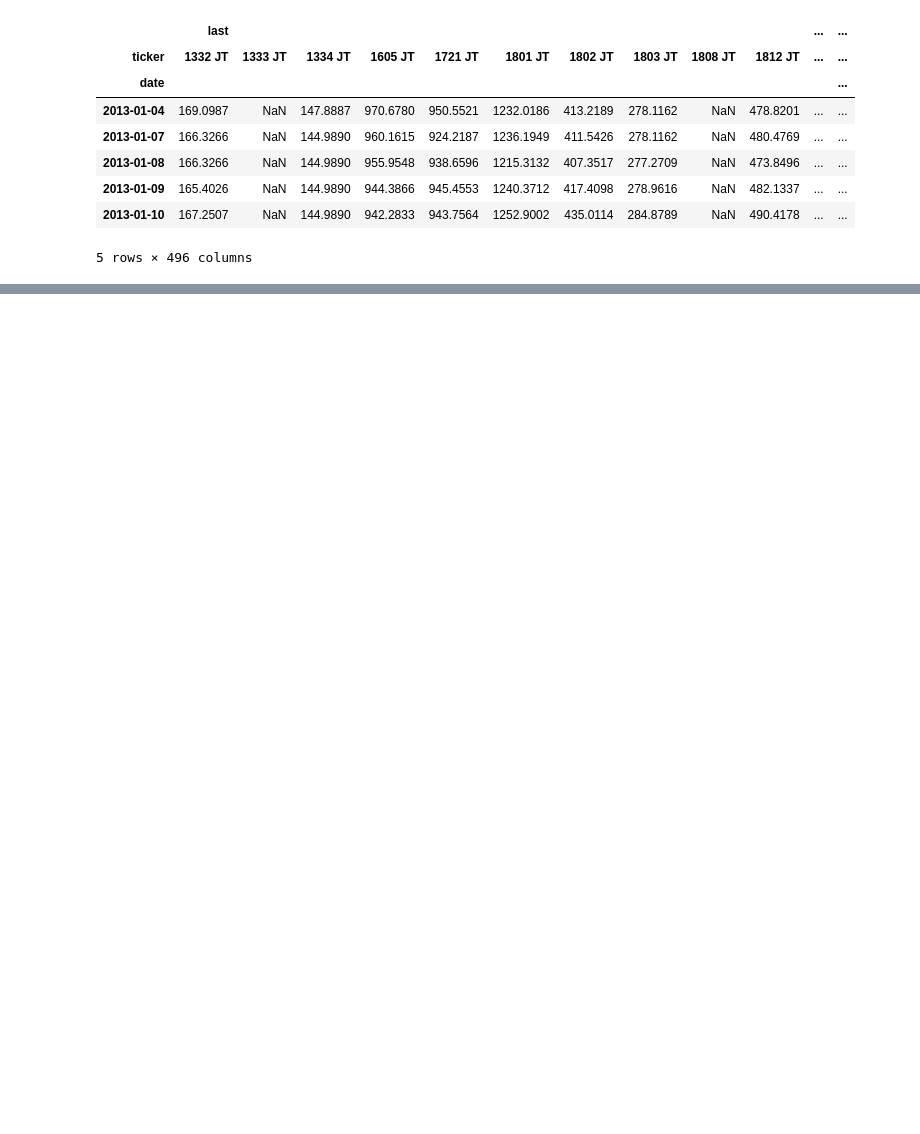
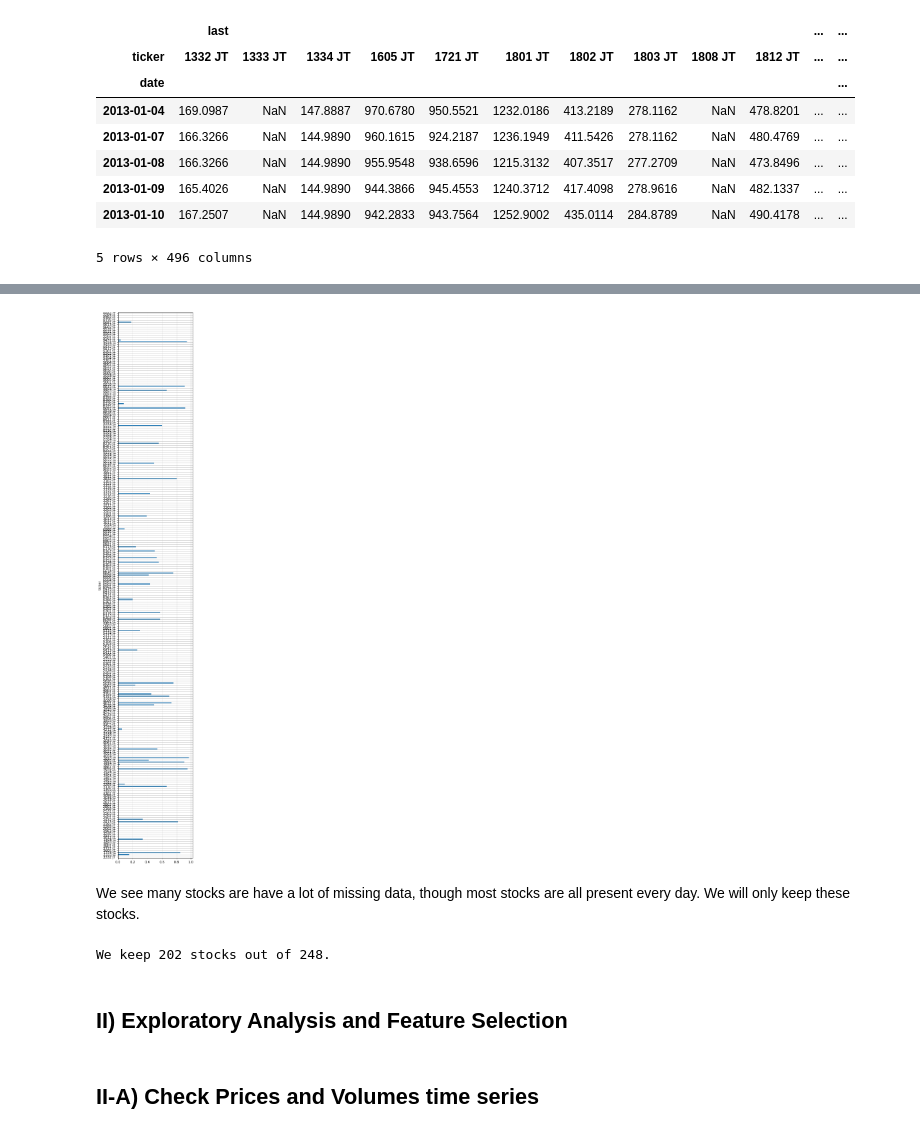
Before and after one commit to RJ-McReady/YInterceptTest, a Jupyter notebook: EDA.ipynb, the cells around one changed output, grey strips where cells are left out. Saved outputs shown, nothing was run; the diff lists cells and outputs as text; code cells hidden in the pictures; blank space fills up the shorter version.

```diff
--- a/EDA.ipynb
+++ b/EDA.ipynb
@@ -117,8 +122,0 @@ Keep 202 stocks out of 248.
-# %%
-#Correlation ?
-rdf = df[df.ticker.isin(selected_stocks)].set_index(["ticker", "date"]).unstack(0)
-C = rdf["last"].corr()
-
-fig, ax = plt.subplots(figsize=(14,12))
-ax1 = ax
-sns.heatmap(C, ax=ax1)
@@ -192,0 +137,19 @@ ax1.grid()
+# %%
+fig, ax = plt.subplots(figsize=(4,30))
+ax1 = ax
+rate_missing_prices.plot(kind="barh", ax=ax1)
+ax1.grid()
+# up to 80% missing data on some stocks
+# %% [output]
+[figure, added]
+# %% [markdown]
+We see many stocks are have a lot of missing data, though most stocks are all present every day. We will only keep these stocks.
+# %%
+selected_stocks = date_df.dropna(axis=1).columns.get_level_values(-1).unique()
+print(f"We keep {len(selected_stocks)} stocks out of {df.ticker.nunique()}.")
+# %% [output]
+We keep 202 stocks out of 248.
+# %% [markdown]
+## II) Exploratory Analysis and Feature Selection
+# %% [markdown]
+## II-A) Check Prices and Volumes time series
```
Also changed, not shown: parts of 85 cells of this notebook, 1 other file.
